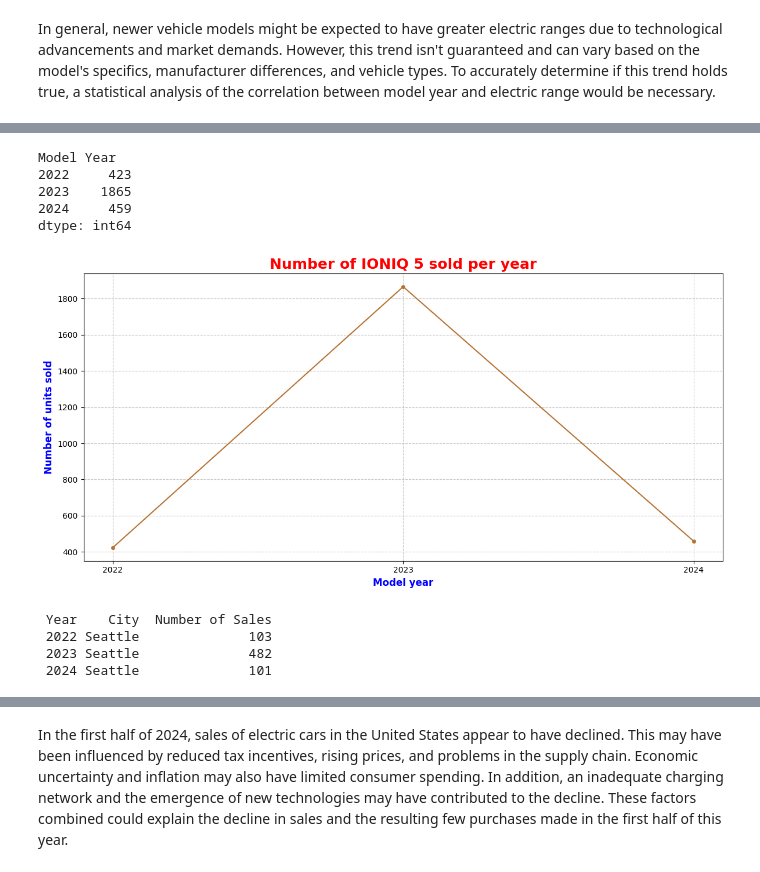
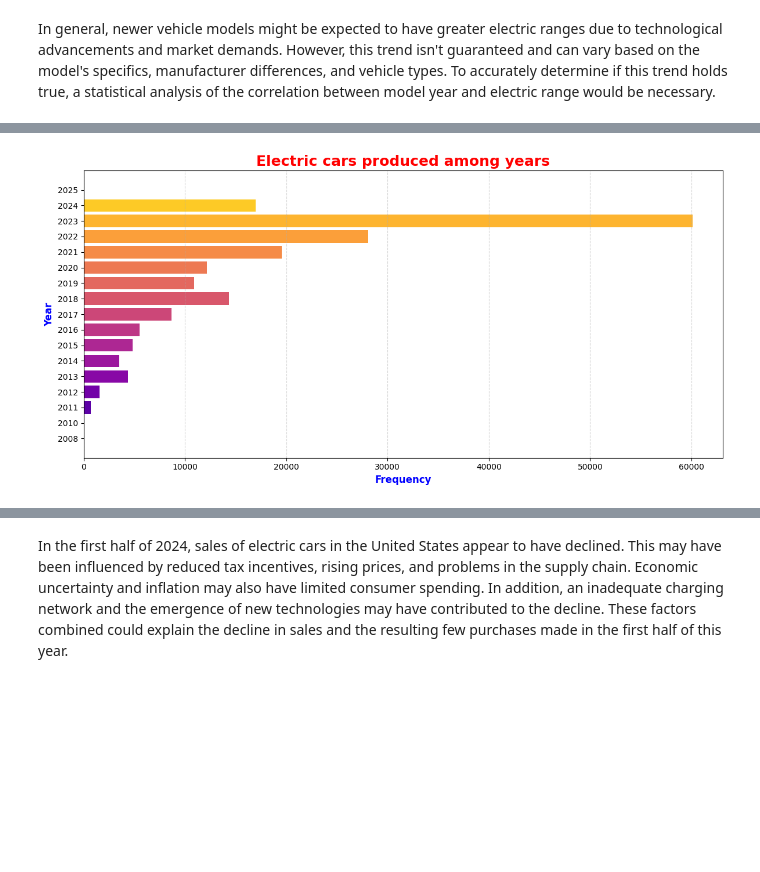
Before and after one commit to letizialanza01/Electric_Vehicles_Project, a Jupyter notebook: Electric_Vehicles_Project.ipynb, the cells around one changed output, grey strips where cells are left out. Drawn from its saved outputs; the diff is of its cells as text; code cells hidden in the pictures; blank space fills up the shorter version.

```diff
--- a/Electric_Vehicles_Project.ipynb
+++ b/Electric_Vehicles_Project.ipynb
@@ -982,50 +424,21 @@ print(city_sales_df.to_string(index = False))
-# %%
-hyundai_data = electric_vehicles[electric_vehicles['Make'] == 'HYUNDAI']  #find the top model of Hyundai
-top_model_data = hyundai_data.groupby('Model').size().sort_values(ascending = False)
-top_hyundai_model = top_model_data.index[0]
-
-top_hyundai_model_data = hyundai_data[hyundai_data['Model'] == top_hyundai_model]  #count the number of units sold per year for the top model
-yearly_sales = top_hyundai_model_data.groupby('Model Year').size()
-print(yearly_sales)
-
-#create a line chart
-plt.figure(figsize = (12, 6))
-plt.plot(yearly_sales.index, yearly_sales.values, color = '#B87333', linestyle = '-', marker = 'o', markersize = 4)
-plt.title(f'Number of {top_hyundai_model} sold per year', fontweight = 'bold', fontsize = 18, color = 'red')
-plt.xlabel('Model year', fontweight = 'bold', color = 'blue', fontsize = 12)
-plt.ylabel('Number of units sold', fontweight = 'bold', color = 'blue', fontsize = 12)
-plt.xticks(yearly_sales.index, fontsize = 10)
-plt.yticks(fontsize = 10)
-plt.grid(True, linestyle = '--', alpha = 0.7)
-
-plt.tight_layout()
-plt.show()
-# %% [output]
-Model Year
-2022     423
-2023    1865
-2024     459
-dtype: int64
-[figure, removed]
-# %%
-years_of_interest = [2022, 2023, 2024]  #define the years of interest
-hyundai_city_sales = {'Year': [], 'City': [], 'Number of Sales': []}  #initialize a dictionary to store results
-
-for year in years_of_interest:
-    yearly_data = top_hyundai_model_data[top_hyundai_model_data['Model Year'] == year]  #filter data for the specific year
-    city_sales_data = yearly_data.groupby('City').size().reset_index(name = 'Number of Sales')  #group by city and count sales
-    top_city = city_sales_data.loc[city_sales_data['Number of Sales'].idxmax()]  #find the city with the highest sales
-
-    #append results to the dictionary
-    hyundai_city_sales['Year'].append(year)
-    hyundai_city_sales['City'].append(top_city['City'])
-    hyundai_city_sales['Number of Sales'].append(top_city['Number of Sales'])
-
-
-city_sales_df = pd.DataFrame(hyundai_city_sales)  #create a DataFrame from the results
-print(city_sales_df.to_string(index = False))
-# %% [output]
- Year    City  Number of Sales
- 2022 Seattle              103
- 2023 Seattle              482
- 2024 Seattle              101
+# %%
+filtered_data = electric_vehicles[electric_vehicles['Model Year'] >= 2005]  #filter the dataframe to include only rows where 'Model Year' is 2005 or later
+year_counts = filtered_data['Model Year'].value_counts().reset_index()  #count occurrences of each model year in the filtered data and reset index
+year_counts.columns = ['Model Year', 'count']
+year_counts = year_counts.sort_values(by='Model Year')
+palette = sns.color_palette('plasma', len(year_counts))  #create a color palette
+
+#create a horizontal bar chart
+plt.figure(figsize = (12, 6))
+bars = plt.barh(year_counts['Model Year'].astype(str), year_counts['count'], color = palette)
+plt.title('Electric cars produced among years', fontsize = 18, fontweight = 'bold', color = 'red')
+plt.xlabel('Frequency', fontsize = 12, fontweight = 'bold', color = 'blue')
+plt.ylabel('Year', fontsize = 12, fontweight = 'bold', color = 'blue')
+plt.xticks(fontsize = 10)
+plt.yticks(fontsize = 10)
+plt.grid(axis = 'x', linestyle = '--', alpha = 0.5)
+
+plt.tight_layout()
+plt.show()
+# %% [output]
+[figure, added]
```
Also changed, not shown: parts of 42 cells of this notebook.
